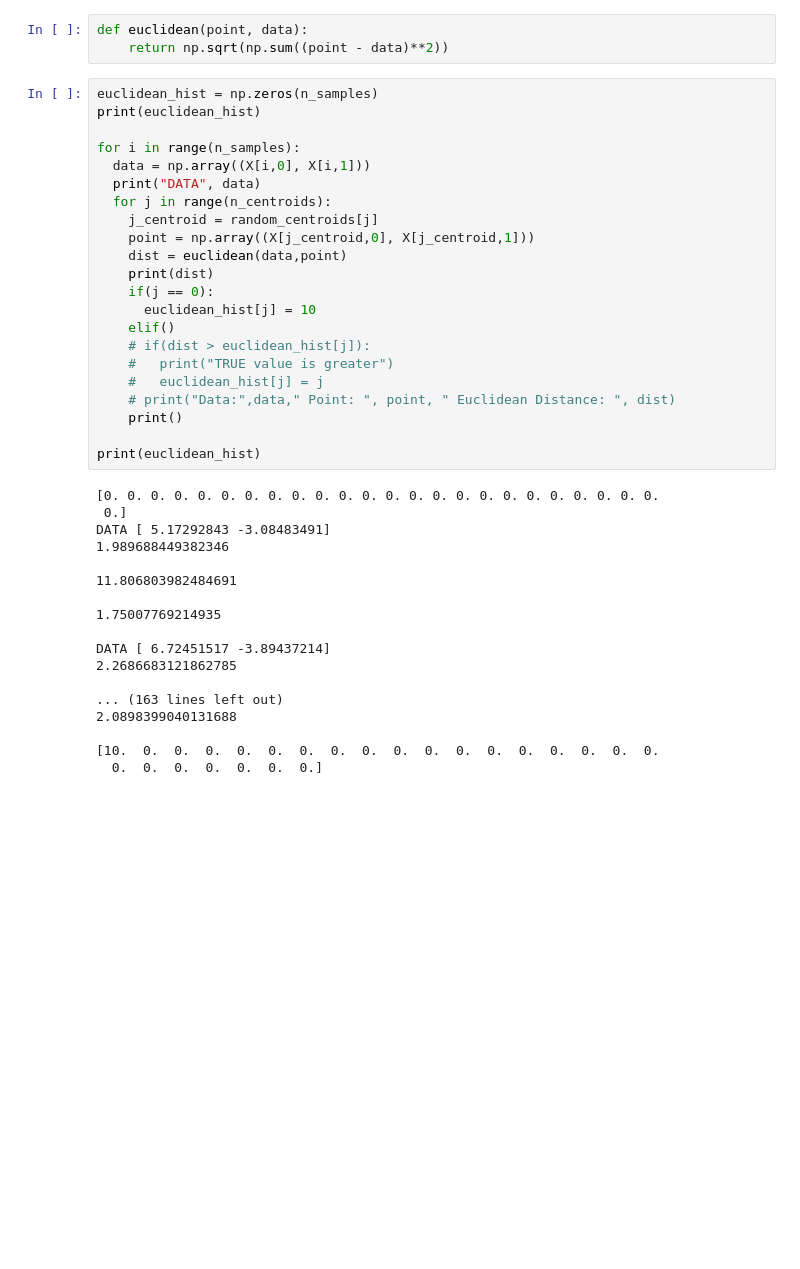
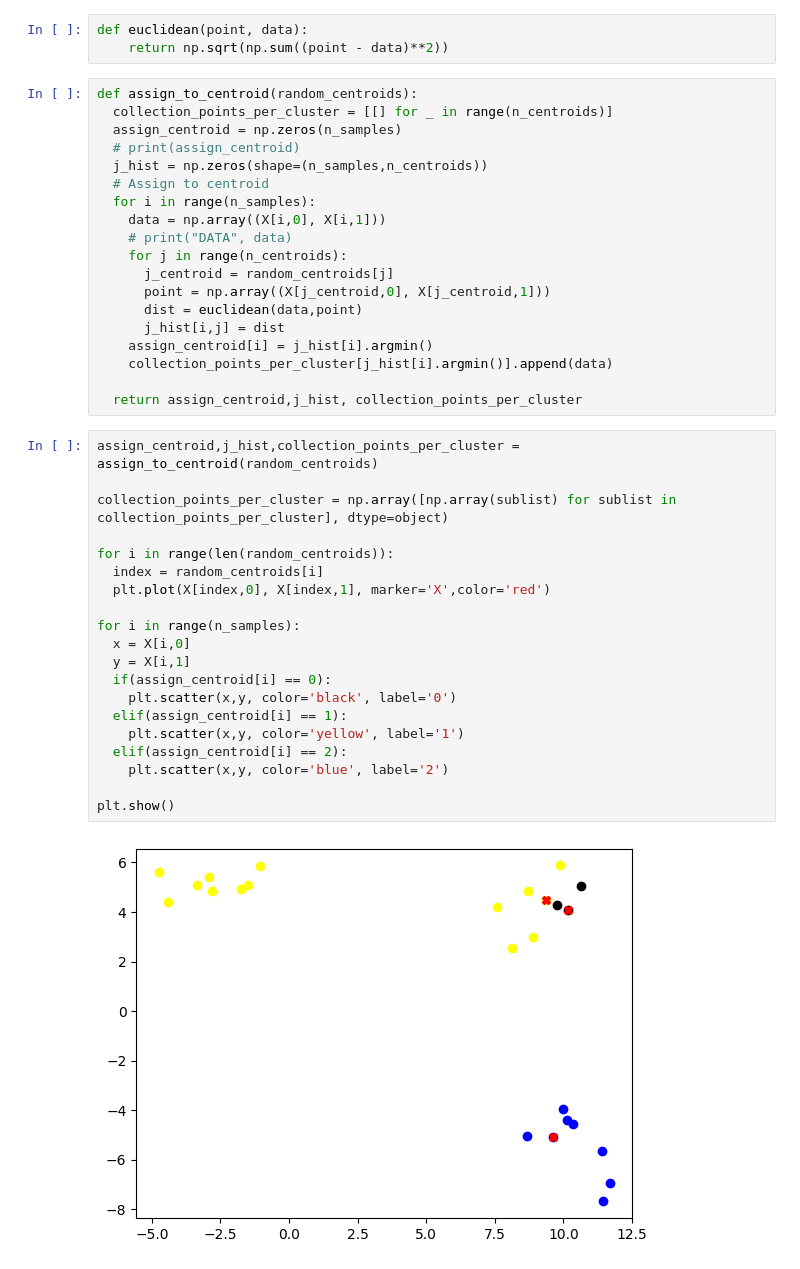
Before and after one commit to ivonnerubio/K-Means, a Jupyter notebook: K_Means_Clustering.ipynb, the cells around one changed output. Drawn from its saved outputs; the diff is of its cells as text; blank space fills up the shorter version.

```diff
--- a/K_Means_Clustering.ipynb
+++ b/K_Means_Clustering.ipynb
@@ -51,42 +79,43 @@ plt.show()
 def euclidean(point, data):
     return np.sqrt(np.sum((point - data)**2))
 # %%
-euclidean_hist = np.zeros(n_samples)
-print(euclidean_hist)
+def assign_to_centroid(random_centroids):
+  collection_points_per_cluster = [[] for _ in range(n_centroids)]
+  assign_centroid = np.zeros(n_samples)
+  # print(assign_centroid)
+  j_hist = np.zeros(shape=(n_samples,n_centroids))
+  # Assign to centroid
+  for i in range(n_samples):
+    data = np.array((X[i,0], X[i,1]))
+    # print("DATA", data)
+    for j in range(n_centroids):
+      j_centroid = random_centroids[j]
+      point = np.array((X[j_centroid,0], X[j_centroid,1]))
+      dist = euclidean(data,point)
+      j_hist[i,j] = dist
+    assign_centroid[i] = j_hist[i].argmin()
+    collection_points_per_cluster[j_hist[i].argmin()].append(data)
 
-for i in range(n_samples):
-  data = np.array((X[i,0], X[i,1]))
-  print("DATA", data)
-  for j in range(n_centroids):
-    j_centroid = random_centroids[j]
-    point = np.array((X[j_centroid,0], X[j_centroid,1]))
-    dist = euclidean(data,point)
-    print(dist)
-    if(j == 0):
-      euclidean_hist[j] = 10
-    elif()
-    # if(dist > euclidean_hist[j]):
-    #   print("TRUE value is greater")
-    #   euclidean_hist[j] = j
-    # print("Data:",data," Point: ", point, " Euclidean Distance: ", dist)
-    print()
-
-print(euclidean_hist)
+  return assign_centroid,j_hist, collection_points_per_cluster
-# %% [output]
-[0. 0. 0. 0. 0. 0. 0. 0. 0. 0. 0. 0. 0. 0. 0. 0. 0. 0. 0. 0. 0. 0. 0. 0.
- 0.]
-DATA [ 5.17292843 -3.08483491]
-1.989688449382346
-
-11.806803982484691
-
-1.75007769214935
-
-DATA [ 6.72451517 -3.89437214]
-2.2686683121862785
-
-... (163 lines left out)
-2.0898399040131688
-
-[10.  0.  0.  0.  0.  0.  0.  0.  0.  0.  0.  0.  0.  0.  0.  0.  0.  0.
-  0.  0.  0.  0.  0.  0.  0.]
+# %%
+assign_centroid,j_hist,collection_points_per_cluster = assign_to_centroid(random_centroids)
+
+collection_points_per_cluster = np.array([np.array(sublist) for sublist in collection_points_per_cluster], dtype=object)
+
+for i in range(len(random_centroids)):
+  index = random_centroids[i]
+  plt.plot(X[index,0], X[index,1], marker='X',color='red')
+
+for i in range(n_samples):
+  x = X[i,0]
+  y = X[i,1]
+  if(assign_centroid[i] == 0):
+    plt.scatter(x,y, color='black', label='0')
+  elif(assign_centroid[i] == 1):
+    plt.scatter(x,y, color='yellow', label='1')
+  elif(assign_centroid[i] == 2):
+    plt.scatter(x,y, color='blue', label='2')
+
+plt.show()
+# %% [output]
+[figure, added]
```
Also changed, not shown: parts of 19 cells of this notebook.
